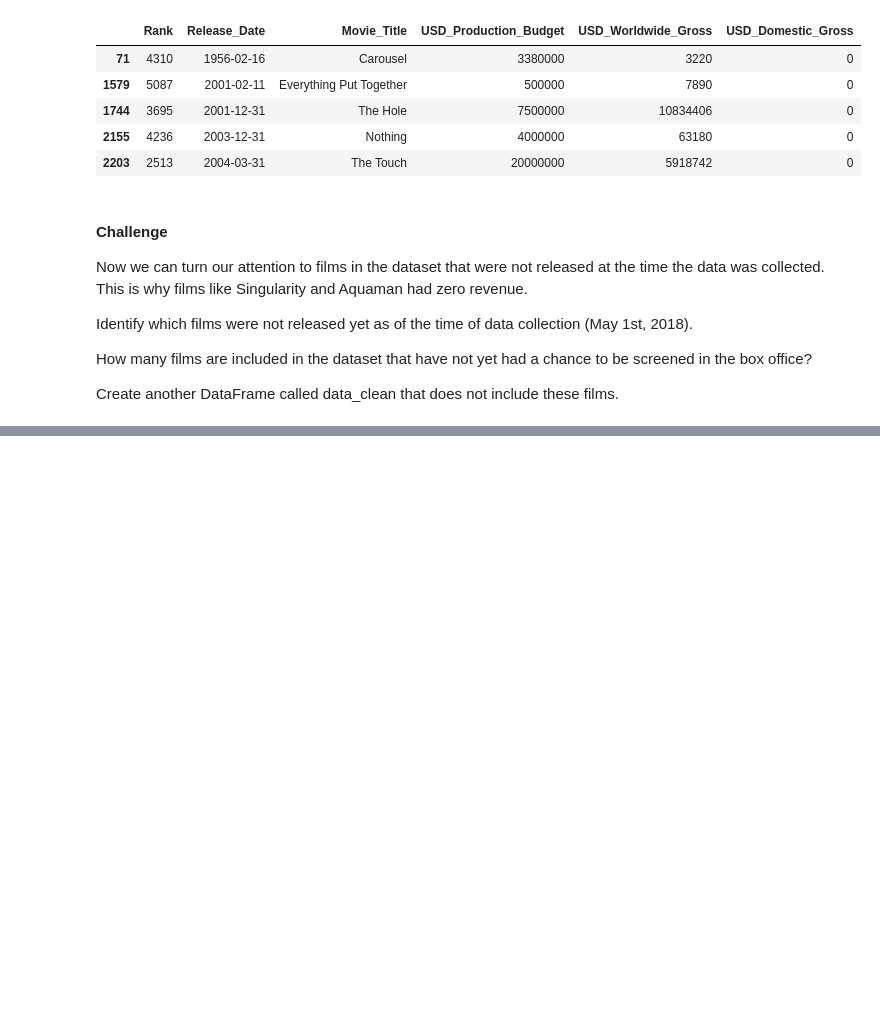
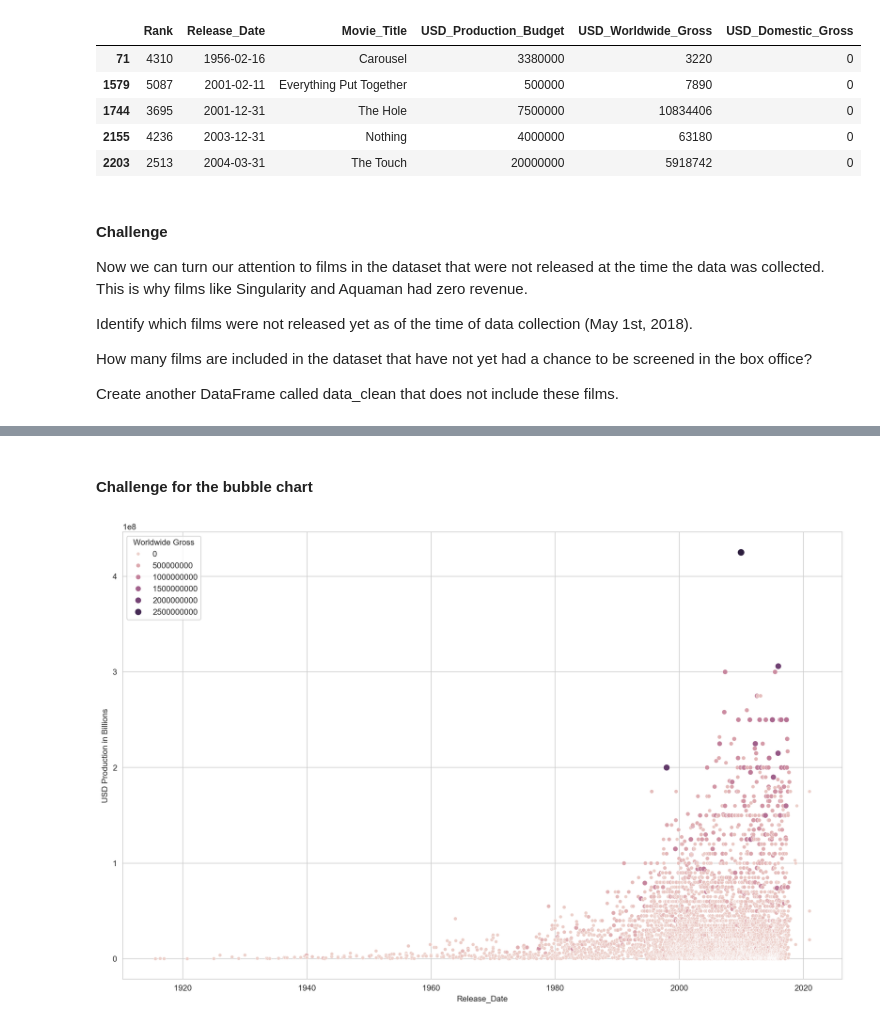
Before and after one commit to shane-221/Python_Basics, a Jupyter notebook: 09_Advanced-Data_Analysis(Pandas-Plotly-Seaborn)/78_Day_78_scikit/main.ipynb, the cells around one changed output, grey strips where cells are left out. Drawn from its saved outputs; the diff is of its cells as text; code cells hidden in the pictures; blank space fills up the shorter version.

```diff
--- a/09_Advanced-Data_Analysis(Pandas-Plotly-Seaborn)/78_Day_78_scikit/main.ipynb
+++ b/09_Advanced-Data_Analysis(Pandas-Plotly-Seaborn)/78_Day_78_scikit/main.ipynb
@@ -150,0 +196,18 @@ ddata_clean  = df.drop(future_release.index)                    # Drop the value
+# %% [markdown]
+#### Challenge for the bubble chart
+# %%
+plt.figure(figsize=(16, 10), dpi = 200)
+sns.set_style("whitegrid")
+
+ax =  sns.scatterplot(data = df,
+                      x = "Release_Date",
+                      y = "USD_Production_Budget",
+                      hue= "USD_Worldwide_Gross",
+                      size ="USD_Worldwide_Gross")
+
+ax.set(xlabel= "Release_Date",
+       ylabel = "USD Production in Billions")
+ax.legend(loc="upper left", title= "Worldwide Gross")
+plt.show()
+# %% [output]
+[figure, added]
```
Also changed, not shown: parts of 6 cells of this notebook.
